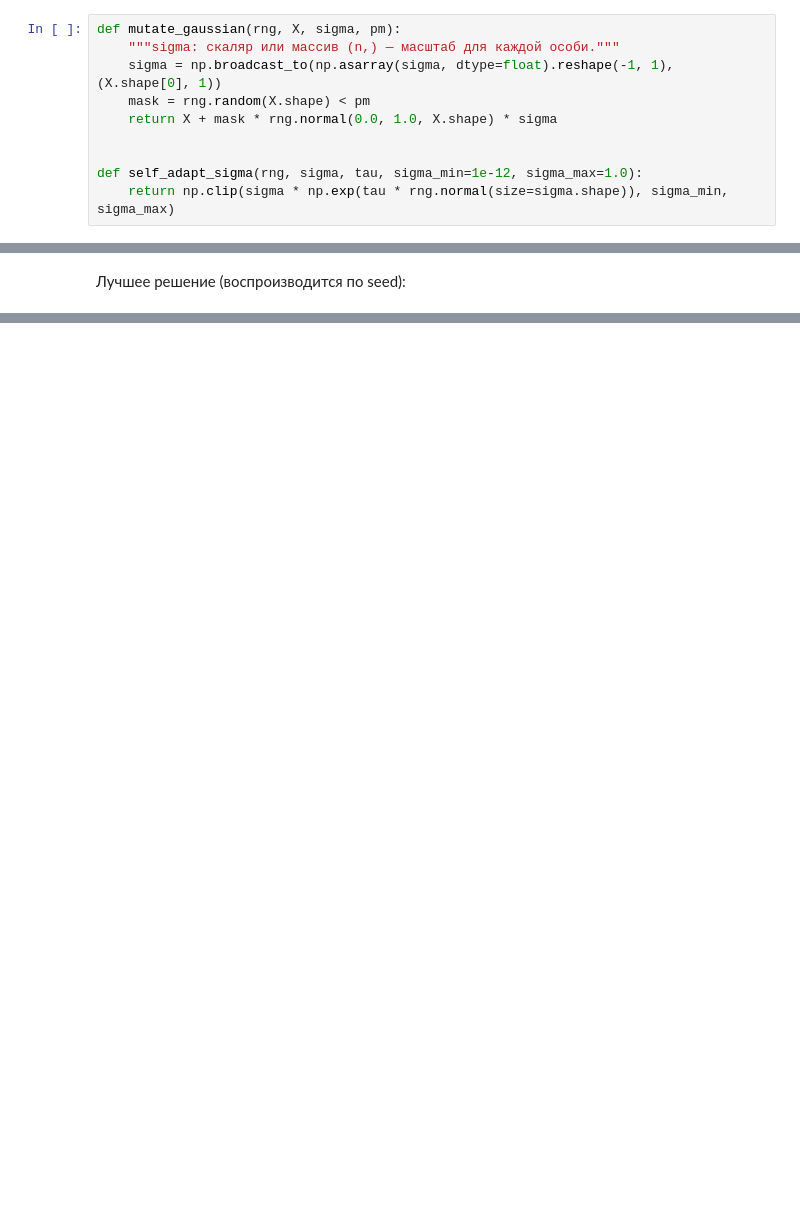
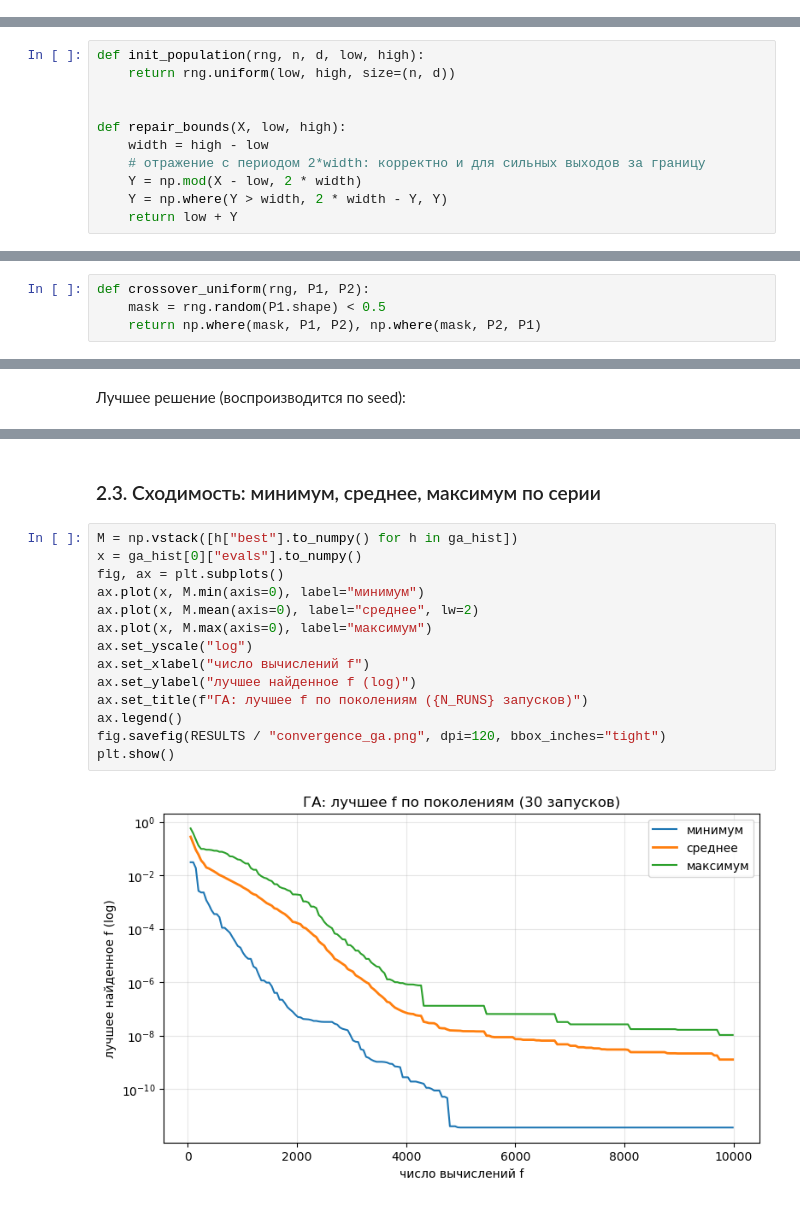
Before and after one commit to mack011y/gen_lab1, a Jupyter notebook: lab1/lab1.ipynb, the cells around one changed output, grey strips where cells are left out. Cells and saved outputs as stored; diff of their text form; blank space fills up the shorter version.

```diff
--- a/lab1/lab1.ipynb
+++ b/lab1/lab1.ipynb
@@ -198,10 +56,0 @@ $$\sigma_{\text{child}} = \sqrt{\sigma_{p_1}\sigma_{p_2}} \cdot e^{\tau \mathcal
-# %%
-def mutate_gaussian(rng, X, sigma, pm):
-    """sigma: скаляр или массив (n,) — масштаб для каждой особи."""
-    sigma = np.broadcast_to(np.asarray(sigma, dtype=float).reshape(-1, 1), (X.shape[0], 1))
-    mask = rng.random(X.shape) < pm
-    return X + mask * rng.normal(0.0, 1.0, X.shape) * sigma
-
-
-def self_adapt_sigma(rng, sigma, tau, sigma_min=1e-12, sigma_max=1.0):
-    return np.clip(sigma * np.exp(tau * rng.normal(size=sigma.shape)), sigma_min, sigma_max)
@@ -473,0 +85,11 @@ params
+# %%
+def init_population(rng, n, d, low, high):
+    return rng.uniform(low, high, size=(n, d))
+
+
+def repair_bounds(X, low, high):
+    width = high - low
+    # отражение с периодом 2*width: корректно и для сильных выходов за границу
+    Y = np.mod(X - low, 2 * width)
+    Y = np.where(Y > width, 2 * width - Y, Y)
+    return low + Y
@@ -473,0 +115,4 @@ params
+# %%
+def crossover_uniform(rng, P1, P2):
+    mask = rng.random(P1.shape) < 0.5
+    return np.where(mask, P1, P2), np.where(mask, P2, P1)
@@ -504 +350,19 @@ seed = 1023, f = 1.773e-13
+# %% [markdown]
+### 2.3. Сходимость: минимум, среднее, максимум по серии
+# %%
+M = np.vstack([h["best"].to_numpy() for h in ga_hist])
+x = ga_hist[0]["evals"].to_numpy()
+fig, ax = plt.subplots()
+ax.plot(x, M.min(axis=0), label="минимум")
+ax.plot(x, M.mean(axis=0), label="среднее", lw=2)
+ax.plot(x, M.max(axis=0), label="максимум")
+ax.set_yscale("log")
+ax.set_xlabel("число вычислений f")
+ax.set_ylabel("лучшее найденное f (log)")
+ax.set_title(f"ГА: лучшее f по поколениям ({N_RUNS} запусков)")
+ax.legend()
+fig.savefig(RESULTS / "convergence_ga.png", dpi=120, bbox_inches="tight")
+plt.show()
+# %% [output]
+[figure, added]
 # %% [markdown]
```
Also changed, not shown: parts of 68 cells of this notebook, 43 other files.
